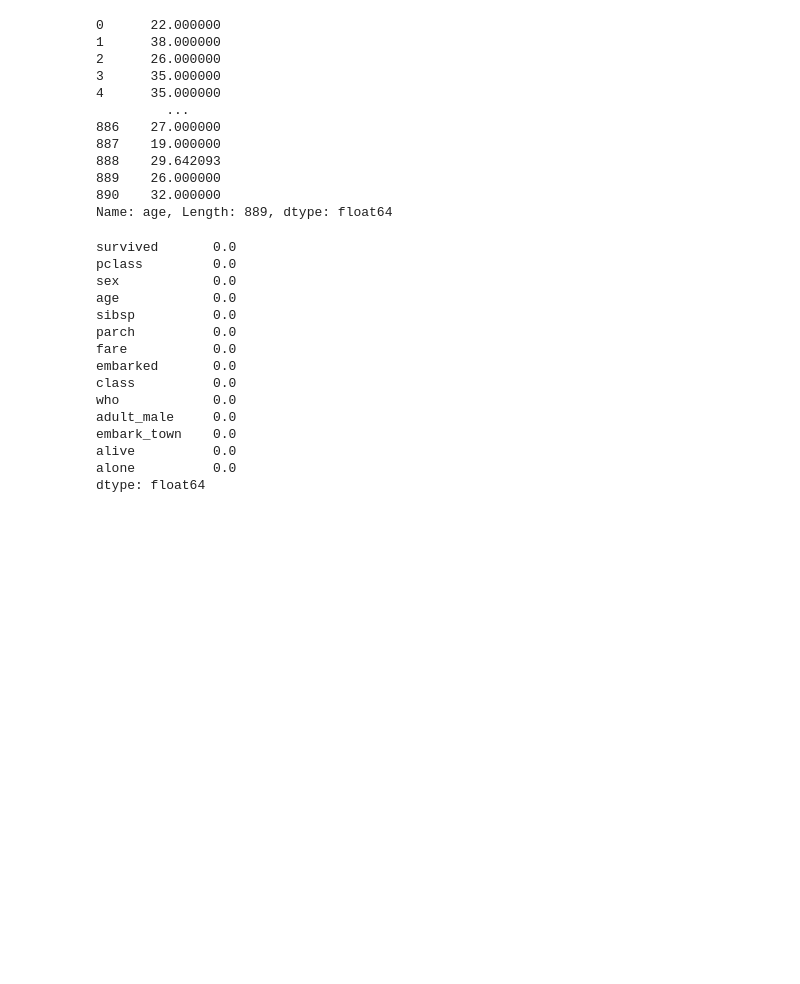
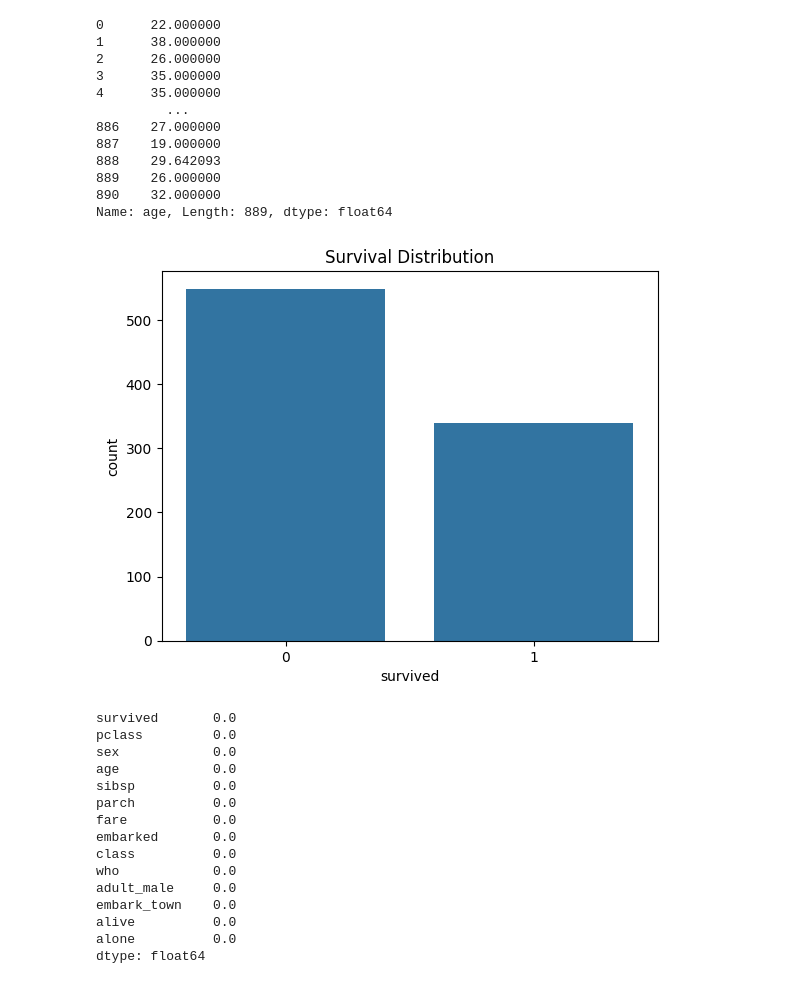
Before and after one commit to zoz-salah/My-ML-Journey, a Jupyter notebook: Phase-1_ML_FROM SCRATCH/p5_desicion tree & random forest & xgm boost.ipynb, the cells around one changed output. Cells and saved outputs as stored; diff of their text form; code cells hidden in the pictures; blank space fills up the shorter version.

```diff
--- a/Phase-1_ML_FROM SCRATCH/p5_desicion tree & random forest & xgm boost.ipynb
+++ b/Phase-1_ML_FROM SCRATCH/p5_desicion tree & random forest & xgm boost.ipynb
@@ -115,0 +135,7 @@ num = df.select_dtypes(include=['int64', 'float64', 'number']).columns.to_list()
+# %%
+sns.countplot(data=df, x="survived")
+
+plt.title("Survival Distribution")
+plt.show()
+# %% [output]
+[figure, added]
```
Also changed, not shown: parts of 49 cells of this notebook.
